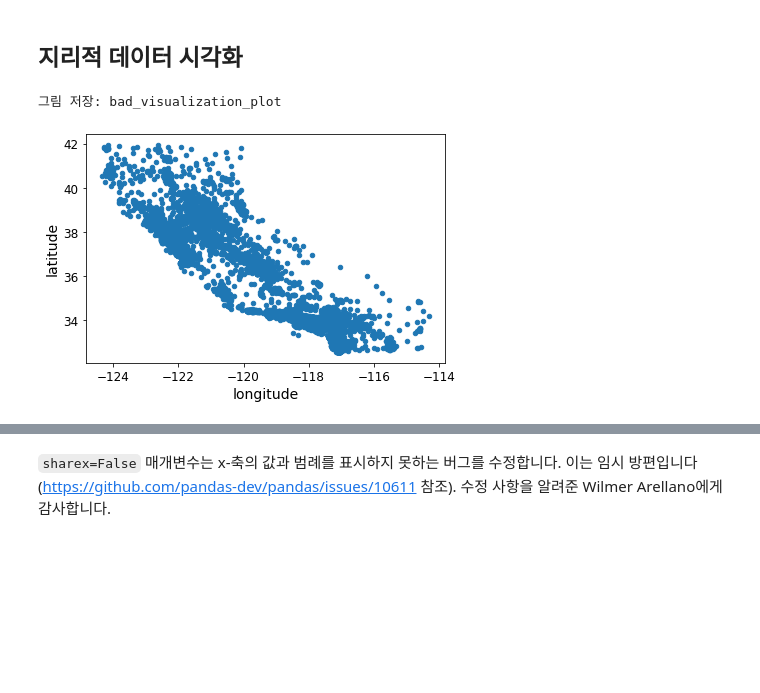
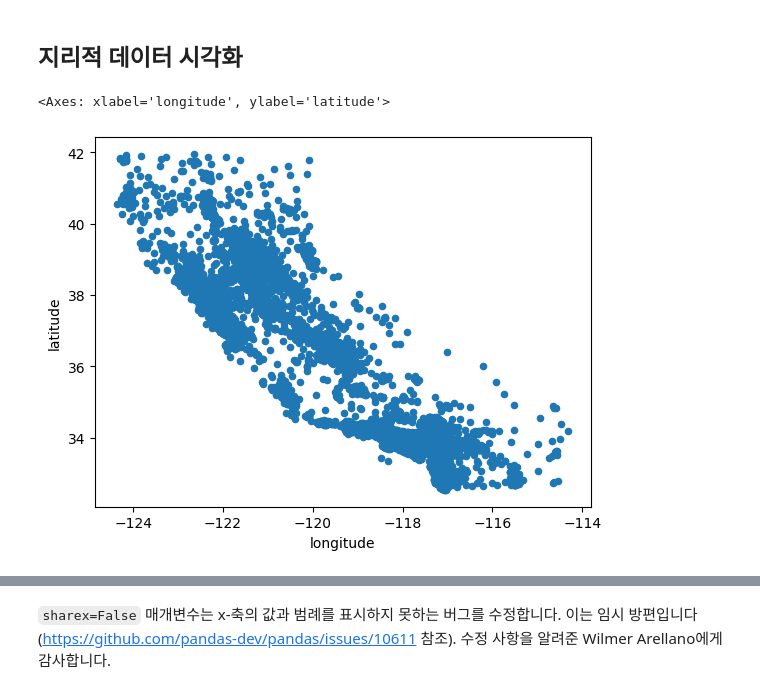
Before and after one commit to ssukk99/handson-ml2, a Jupyter notebook: 02_end_to_end_machine_learning_project.ipynb, the cells around one changed output, grey strips where cells are left out. Drawn from its saved outputs; the diff is of its cells as text; code cells hidden in the pictures; blank space fills up the shorter version.

```diff
--- a/02_end_to_end_machine_learning_project.ipynb
+++ b/02_end_to_end_machine_learning_project.ipynb
@@ -440,9 +433,9 @@ housing = strat_train_set.copy()
 ## 지리적 데이터 시각화
 # %%
 housing.plot(kind="scatter", x="longitude", y="latitude")
-save_fig("bad_visualization_plot")
+#save_fig("bad_visualization_plot")
 # %% [output]
-그림 저장: bad_visualization_plot
+<Axes: xlabel='longitude', ylabel='latitude'>
-[figure, old version]
+[figure, new version]
 # %%
 housing.plot(kind="scatter", x="longitude", y="latitude", alpha=0.1)
```
Also changed, not shown: parts of 40 cells of this notebook.
